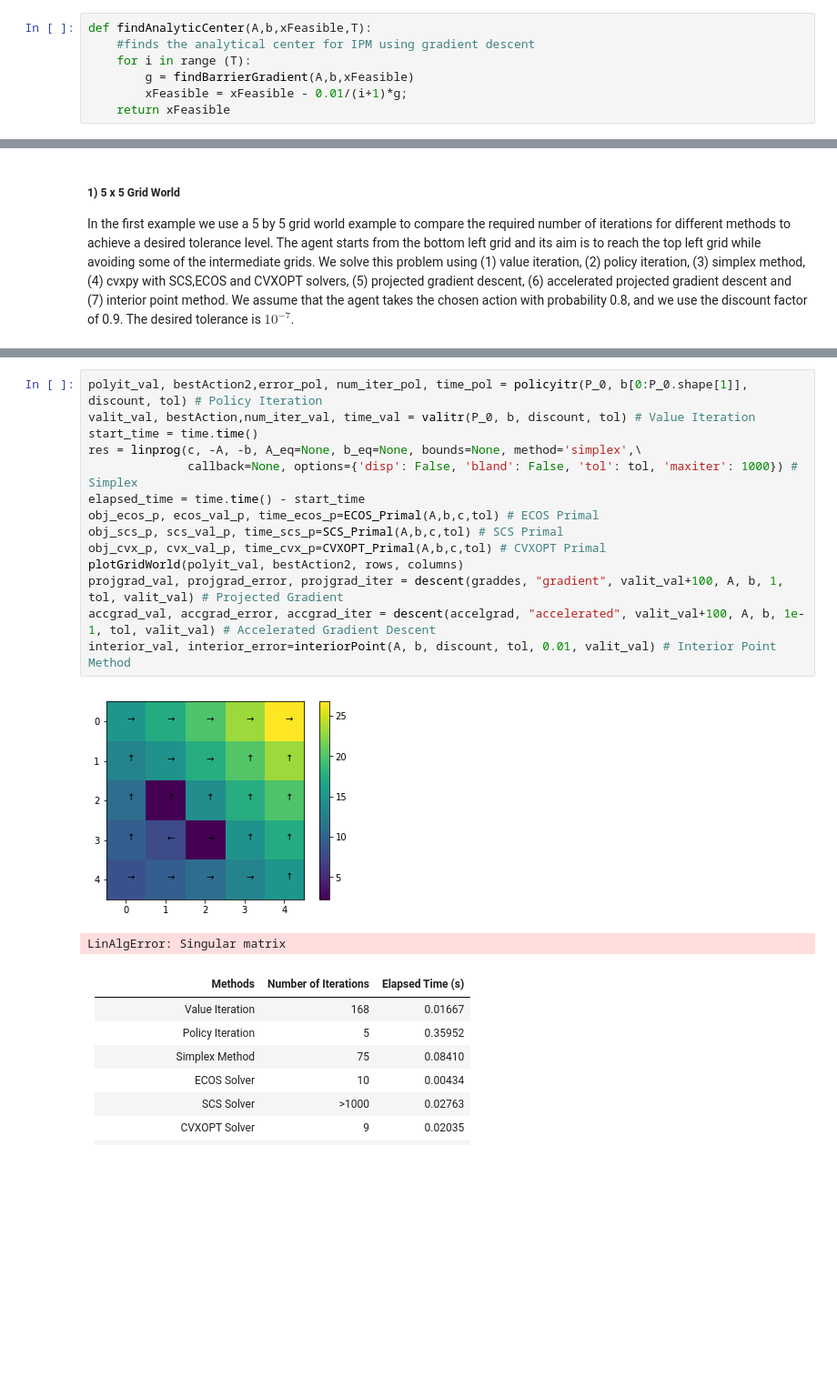
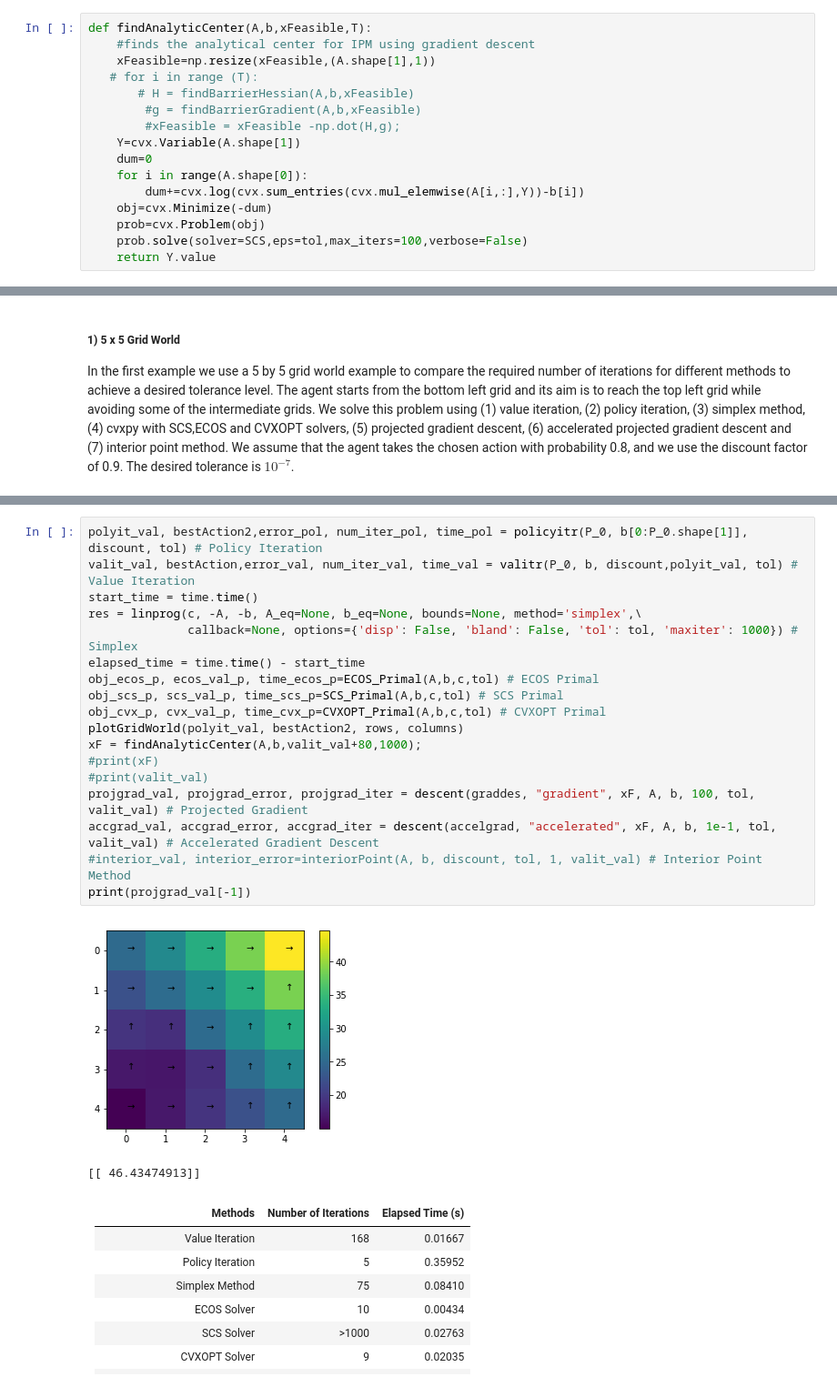
Before and after one commit to akhshah/cvxproj, a Jupyter notebook: GridWorld.ipynb, the cells around one changed output, grey strips where cells are left out. Shown at 91% size. Cells and saved outputs as stored; diff of their text form; blank space fills up the shorter version.

Commit message:
analytical center and comments

```diff
--- a/GridWorld.ipynb
+++ b/GridWorld.ipynb
@@ -674,10 +806,19 @@ def findBarrierHessian(A,b,x):
 # %%
 def findAnalyticCenter(A,b,xFeasible,T):
     #finds the analytical center for IPM using gradient descent
-    for i in range (T):
-        g = findBarrierGradient(A,b,xFeasible)
-        xFeasible = xFeasible - 0.01/(i+1)*g;
-    return xFeasible
+    xFeasible=np.resize(xFeasible,(A.shape[1],1))
+   # for i in range (T):
+       # H = findBarrierHessian(A,b,xFeasible)
+        #g = findBarrierGradient(A,b,xFeasible)
+        #xFeasible = xFeasible -np.dot(H,g);
+    Y=cvx.Variable(A.shape[1])
+    dum=0
+    for i in range(A.shape[0]):
+        dum+=cvx.log(cvx.sum_entries(cvx.mul_elemwise(A[i,:],Y))-b[i])
+    obj=cvx.Minimize(-dum)
+    prob=cvx.Problem(obj)
+    prob.solve(solver=SCS,eps=tol,max_iters=100,verbose=False)
+    return Y.value
 # %%
 def findOptimalSolution(A,b,stateValsNew,alpha,eps, stateValsOpt):
     #finds the optimal solution using IPM
@@ -749,20 +891,24 @@ Grid_Map(b[0:P_0.shape[1]], rows, columns)
 # %%
 polyit_val, bestAction2,error_pol, num_iter_pol, time_pol = policyitr(P_0, b[0:P_0.shape[1]], discount, tol) # Policy Iteration
-valit_val, bestAction,num_iter_val, time_val = valitr(P_0, b, discount, tol) # Value Iteration
+valit_val, bestAction,error_val, num_iter_val, time_val = valitr(P_0, b, discount,polyit_val, tol) # Value Iteration
 start_time = time.time()
 res = linprog(c, -A, -b, A_eq=None, b_eq=None, bounds=None, method='simplex',\
               callback=None, options={'disp': False, 'bland': False, 'tol': tol, 'maxiter': 1000}) # Simplex
 elapsed_time = time.time() - start_time
 obj_ecos_p, ecos_val_p, time_ecos_p=ECOS_Primal(A,b,c,tol) # ECOS Primal
 obj_scs_p, scs_val_p, time_scs_p=SCS_Primal(A,b,c,tol) # SCS Primal
 obj_cvx_p, cvx_val_p, time_cvx_p=CVXOPT_Primal(A,b,c,tol) # CVXOPT Primal
 plotGridWorld(polyit_val, bestAction2, rows, columns)
-projgrad_val, projgrad_error, projgrad_iter = descent(graddes, "gradient", valit_val+100, A, b, 1, tol, valit_val) # Projected Gradient
-accgrad_val, accgrad_error, accgrad_iter = descent(accelgrad, "accelerated", valit_val+100, A, b, 1e-1, tol, valit_val) # Accelerated Gradient Descent
-interior_val, interior_error=interiorPoint(A, b, discount, tol, 0.01, valit_val) # Interior Point Method
+xF = findAnalyticCenter(A,b,valit_val+80,1000);
+#print(xF)
+#print(valit_val)
+projgrad_val, projgrad_error, projgrad_iter = descent(graddes, "gradient", xF, A, b, 100, tol, valit_val) # Projected Gradient
+accgrad_val, accgrad_error, accgrad_iter = descent(accelgrad, "accelerated", xF, A, b, 1e-1, tol, valit_val) # Accelerated Gradient Descent
+#interior_val, interior_error=interiorPoint(A, b, discount, tol, 1, valit_val) # Interior Point Method
+print(projgrad_val[-1])
 # %% [output]
-[figure, old version]
+[figure, new version]
-LinAlgError: Singular matrix
+[[ 46.43474913]]
 # %% [markdown]
 | Methods  | Number of Iterations | Elapsed Time (s) |
 | ------------- | ------------- |------------ |
```
Also changed, not shown: parts of 12 cells of this notebook.
